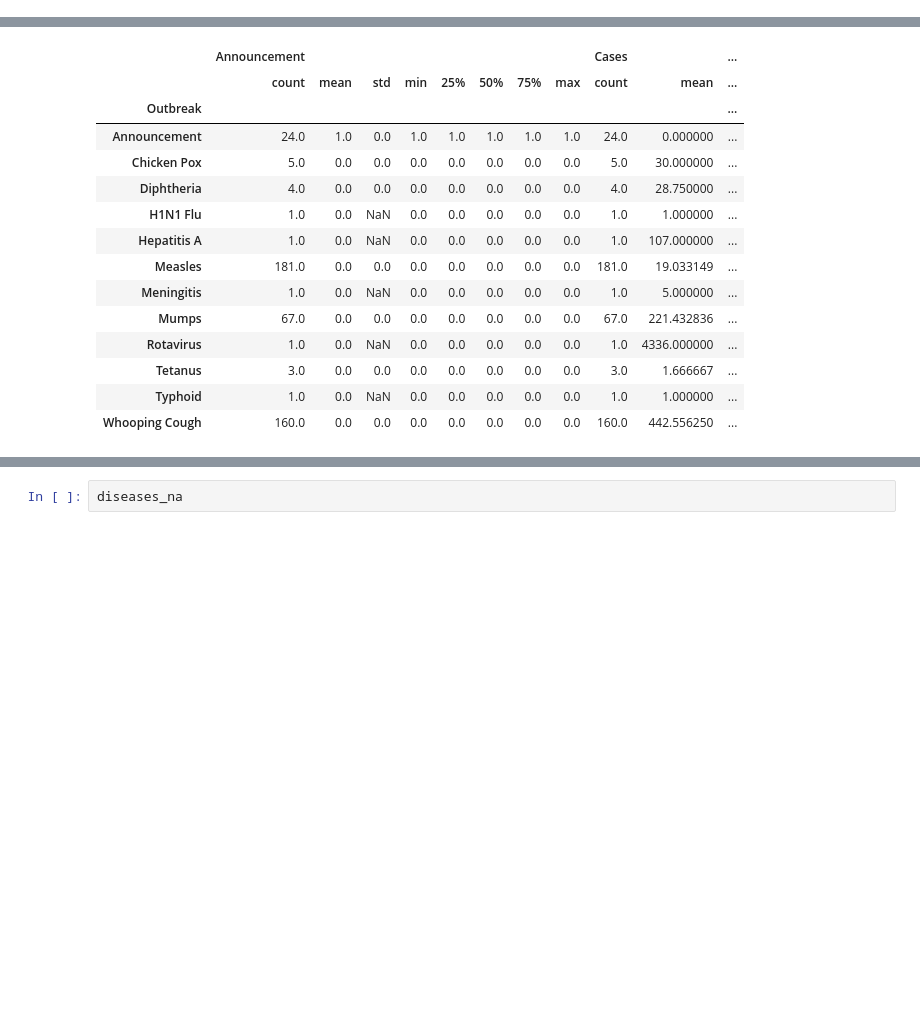
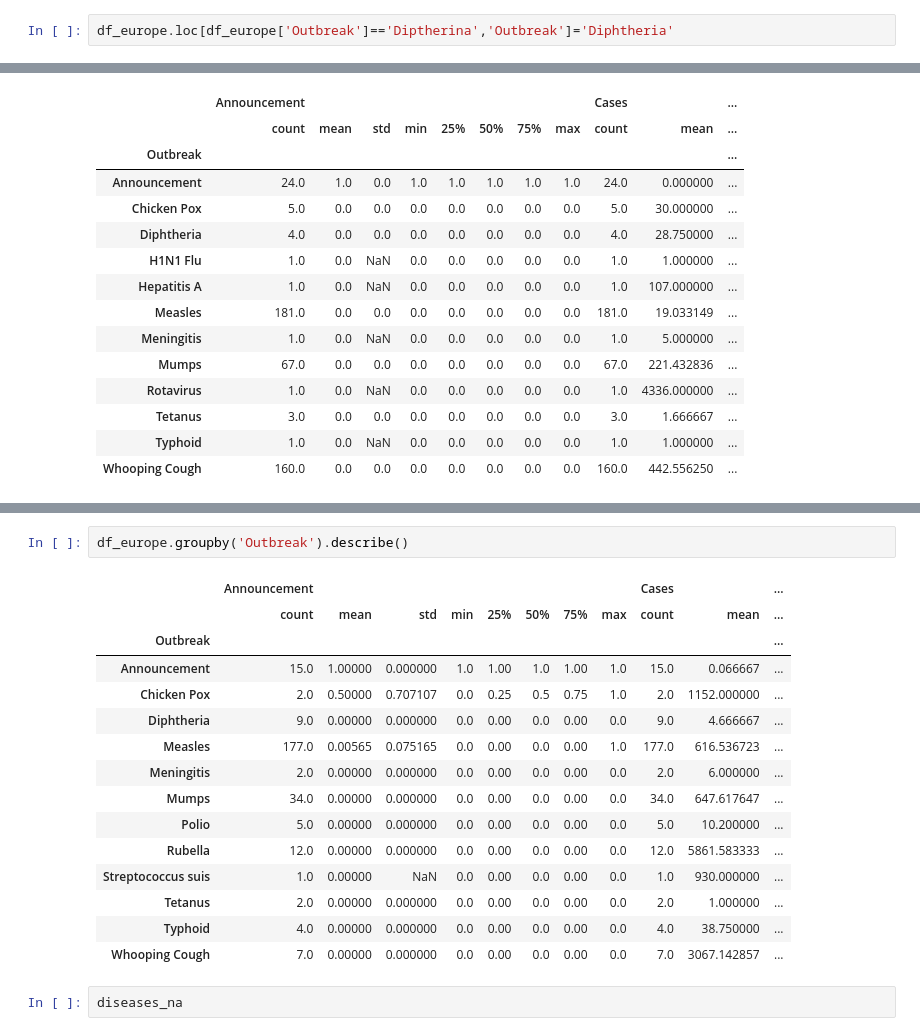
Before and after one commit to javigoncompte/Preventable_Diseases, a Jupyter notebook: Capstone EDA.ipynb, the cells around one changed output, grey strips where cells are left out. Drawn from its saved outputs; the diff is of its cells as text; blank space fills up the shorter version.

```diff
--- a/Capstone EDA.ipynb
+++ b/Capstone EDA.ipynb
@@ -841,3 +839,5 @@ ValueError: labels ['Announcement'] not contained in axis
+# %%
+df_europe.loc[df_europe['Outbreak']=='Diptherina','Outbreak']='Diphtheria'
 # %%
 df_europe.head()
 # %% [output]
@@ -1155,3 +1155,21 @@ df_europe
+# %%
+df_europe.groupby('Outbreak').describe()
+# %% [output]
+|  | Announcement |  |  |  |  |  |  |  | Cases |  | ... |
+|  | count | mean | std | min | 25% | 50% | 75% | max | count | mean | ... |
+| Outbreak |  |  |  |  |  |  |  |  |  |  | ... |
+| Announcement | 15.0 | 1.00000 | 0.000000 | 1.0 | 1.00 | 1.0 | 1.00 | 1.0 | 15.0 | 0.066667 | ... |
+| Chicken Pox | 2.0 | 0.50000 | 0.707107 | 0.0 | 0.25 | 0.5 | 0.75 | 1.0 | 2.0 | 1152.000000 | ... |
+| Diphtheria | 9.0 | 0.00000 | 0.000000 | 0.0 | 0.00 | 0.0 | 0.00 | 0.0 | 9.0 | 4.666667 | ... |
+| Measles | 177.0 | 0.00565 | 0.075165 | 0.0 | 0.00 | 0.0 | 0.00 | 1.0 | 177.0 | 616.536723 | ... |
+| Meningitis | 2.0 | 0.00000 | 0.000000 | 0.0 | 0.00 | 0.0 | 0.00 | 0.0 | 2.0 | 6.000000 | ... |
+| Mumps | 34.0 | 0.00000 | 0.000000 | 0.0 | 0.00 | 0.0 | 0.00 | 0.0 | 34.0 | 647.617647 | ... |
+| Polio | 5.0 | 0.00000 | 0.000000 | 0.0 | 0.00 | 0.0 | 0.00 | 0.0 | 5.0 | 10.200000 | ... |
+| Rubella | 12.0 | 0.00000 | 0.000000 | 0.0 | 0.00 | 0.0 | 0.00 | 0.0 | 12.0 | 5861.583333 | ... |
+| Streptococcus suis | 1.0 | 0.00000 | NaN | 0.0 | 0.00 | 0.0 | 0.00 | 0.0 | 1.0 | 930.000000 | ... |
+| Tetanus | 2.0 | 0.00000 | 0.000000 | 0.0 | 0.00 | 0.0 | 0.00 | 0.0 | 2.0 | 1.000000 | ... |
+| Typhoid | 4.0 | 0.00000 | 0.000000 | 0.0 | 0.00 | 0.0 | 0.00 | 0.0 | 4.0 | 38.750000 | ... |
+| Whooping Cough | 7.0 | 0.00000 | 0.000000 | 0.0 | 0.00 | 0.0 | 0.00 | 0.0 | 7.0 | 3067.142857 | ... |
 # %%
 diseases_na
 # %% [output]
```
Also changed, not shown: parts of 18 cells of this notebook, 2 other files.
